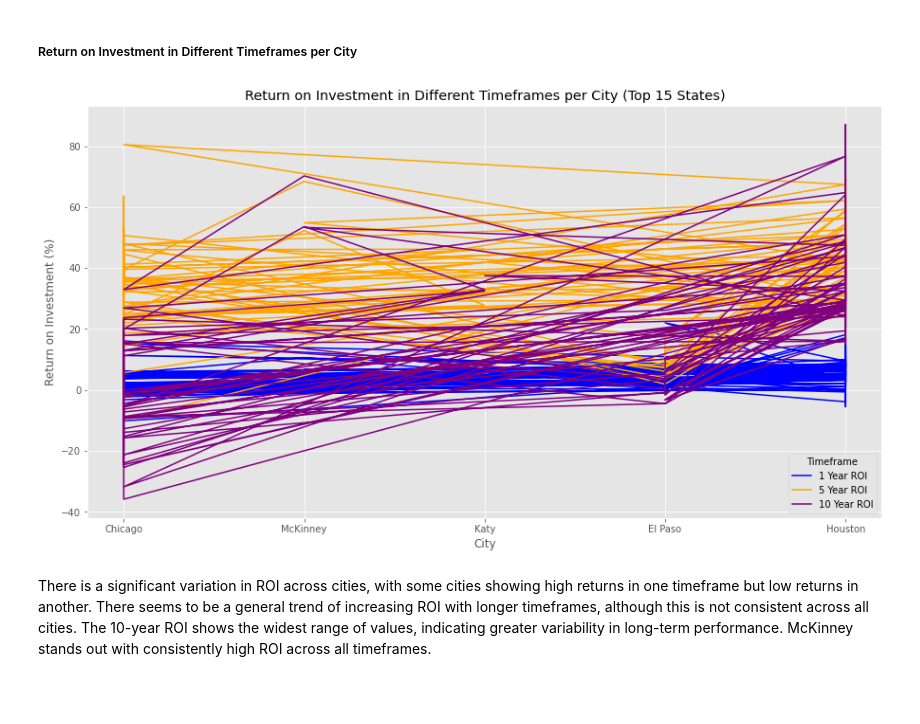
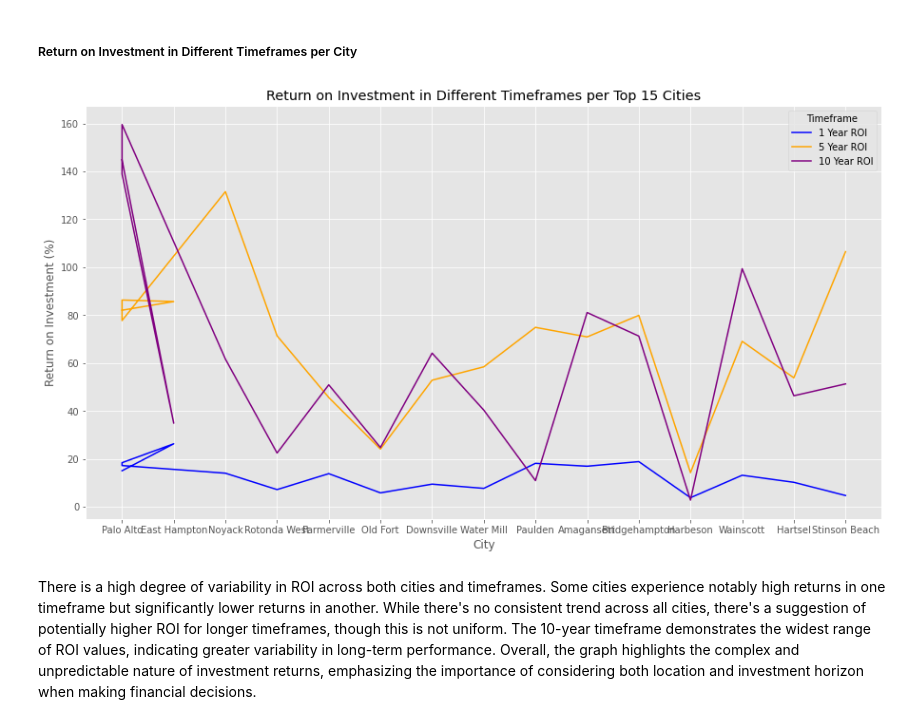
Before and after one commit to mbuvimuia/Time-Series-Analysis-Zillow-Data, a Jupyter notebook: index.ipynb, the cells around one changed output. Drawn from its saved outputs; the diff is of its cells as text; code cells hidden in the pictures; blank space fills up the shorter version.

```diff
--- a/index.ipynb
+++ b/index.ipynb
@@ -250,15 +250,19 @@ The prices generally increased over time, with a significant peak around 2006 fo
 # %% [markdown]
 ##### Return on Investment(ROI) vs City
 # %%
-# Calculate Return on Investment (ROI) for each city in the top 15 states
+# Calculate Return on Investment (ROI) for each city
 initial_date = df_cleaned.columns[7]
-roi_by_city_top = (data_top_states[latest_date] - data_top_states[initial_date]) / data_top_states[initial_date] * 100
-roi_by_city_top = roi_by_city_top.groupby(data_top_states['City']).mean().sort_values(ascending=False)
+latest_date = df_cleaned.columns[-1]
+roi_by_city = (df_cleaned[latest_date] - df_cleaned[initial_date]) / df_cleaned[initial_date] * 100
+
+# Get the top 15 cities by ROI
+top_cities = roi_by_city.groupby(df_cleaned['City']).mean().nlargest(15).index
+roi_by_city_top = roi_by_city[df_cleaned['City'].isin(top_cities)].groupby(df_cleaned['City']).mean()
 
 plt.figure(figsize=(15, 8))
 roi_by_city_top.plot(kind='bar', color='lightgreen')
 plt.xlabel('City')
 plt.ylabel('Return on Investment (%)')
-plt.title('Return on Investment vs. City (Top 15 States)')
+plt.title('Return on Investment vs. Top 15 Cities')
 plt.show()
 # %% [output]
@@ -266,34 +275,35 @@ plt.show()
 # %% [markdown]
 ##### Return on Investment in Different Timeframes per City
 # %%
-# Select a few cities for analysis
-sample_cities = data_top_states['City'].unique()[:5]
-sample_data_cities = data_top_states[data_top_states['City'].isin(sample_cities)]
+# Select top 15 cities by ROI for analysis
+sample_cities = top_cities
+sample_data_cities = df_cleaned[df_cleaned['City'].isin(sample_cities)]
 
 # Calculate ROI for different timeframes
 timeframes = [1, 5, 10]  # Years
 roi_timeframes = {}
 
 for years in timeframes:
     end_date = df_cleaned.columns[-1]
     start_date = df_cleaned.columns[-12 * years]
     roi_timeframes[years] = (sample_data_cities[end_date] - sample_data_cities[start_date]) / sample_data_cities[start_date] * 100
 
 # Plot ROI for different timeframes per city
 plt.figure(figsize=(15, 8))
 colors = ['blue', 'orange', 'purple']
 for i, years in enumerate(timeframes):
     plt.plot(sample_data_cities['City'], roi_timeframes[years], label=f'{years} Year ROI', color=colors[i])
 
 plt.xlabel('City')
 plt.ylabel('Return on Investment (%)')
-plt.title('Return on Investment in Different Timeframes per City (Top 15 States)')
+plt.title('Return on Investment in Different Timeframes per Top 15 Cities')
 plt.legend(title='Timeframe')
 plt.show()
 # %% [output]
-[figure, old version]
+[figure, new version]
 # %% [markdown]
-There is a significant variation in ROI across cities, with some cities showing high returns in one timeframe but low returns in another.
-There seems to be a general trend of increasing ROI with longer timeframes, although this is not consistent across all cities.
-The 10-year ROI shows the widest range of values, indicating greater variability in long-term performance.
-McKinney stands out with consistently high ROI across all timeframes.
+There is a high degree of variability in ROI across both cities and timeframes.
+Some cities experience notably high returns in one timeframe but significantly lower returns in another.
+While there's no consistent trend across all cities, there's a suggestion of potentially higher ROI for longer timeframes, though this is not uniform.
+The 10-year timeframe demonstrates the widest range of ROI values, indicating greater variability in long-term performance.
+Overall, the graph highlights the complex and unpredictable nature of investment returns, emphasizing the importance of considering both location and investment horizon when making financial decisions.
```
Also changed, not shown: parts of 2 cells of this notebook.
